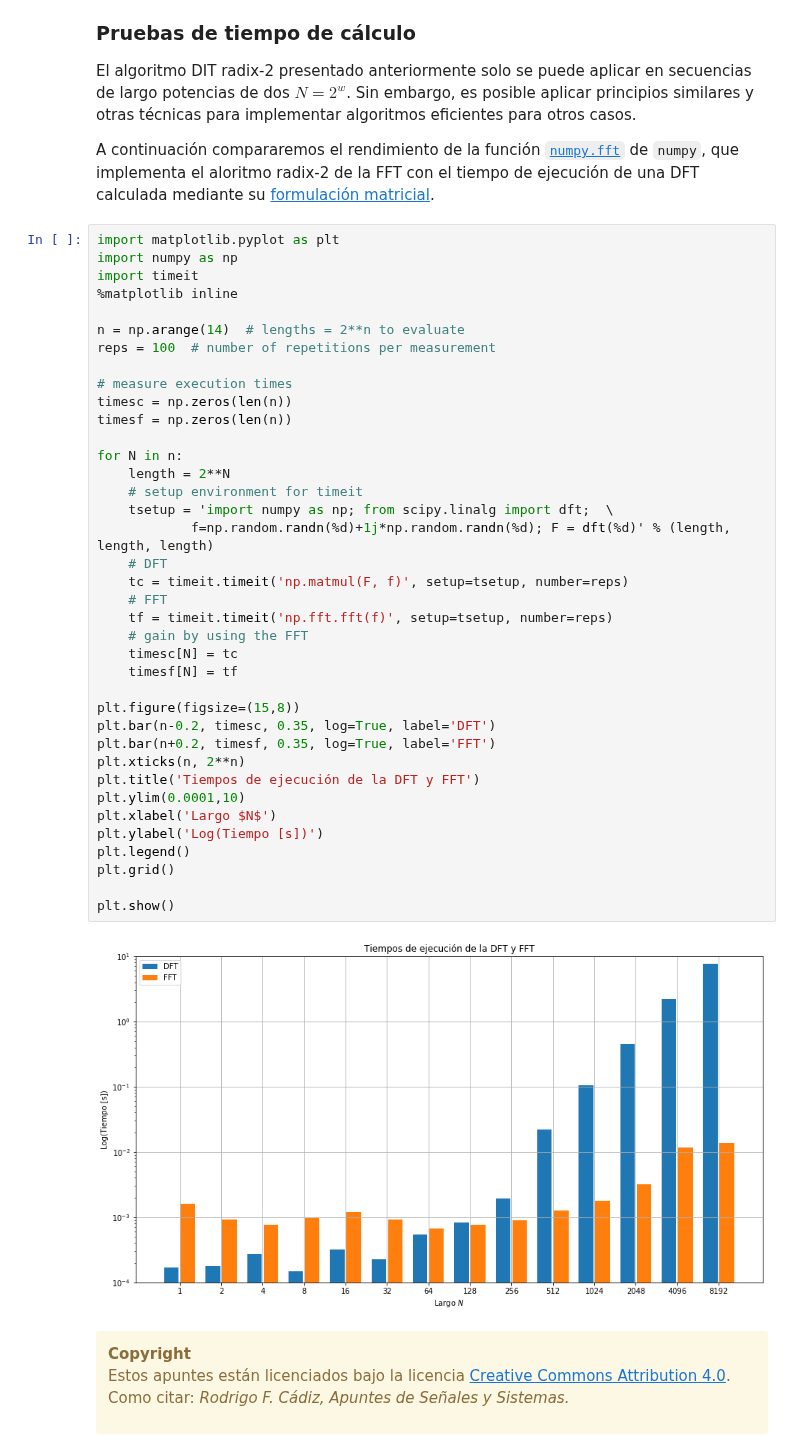
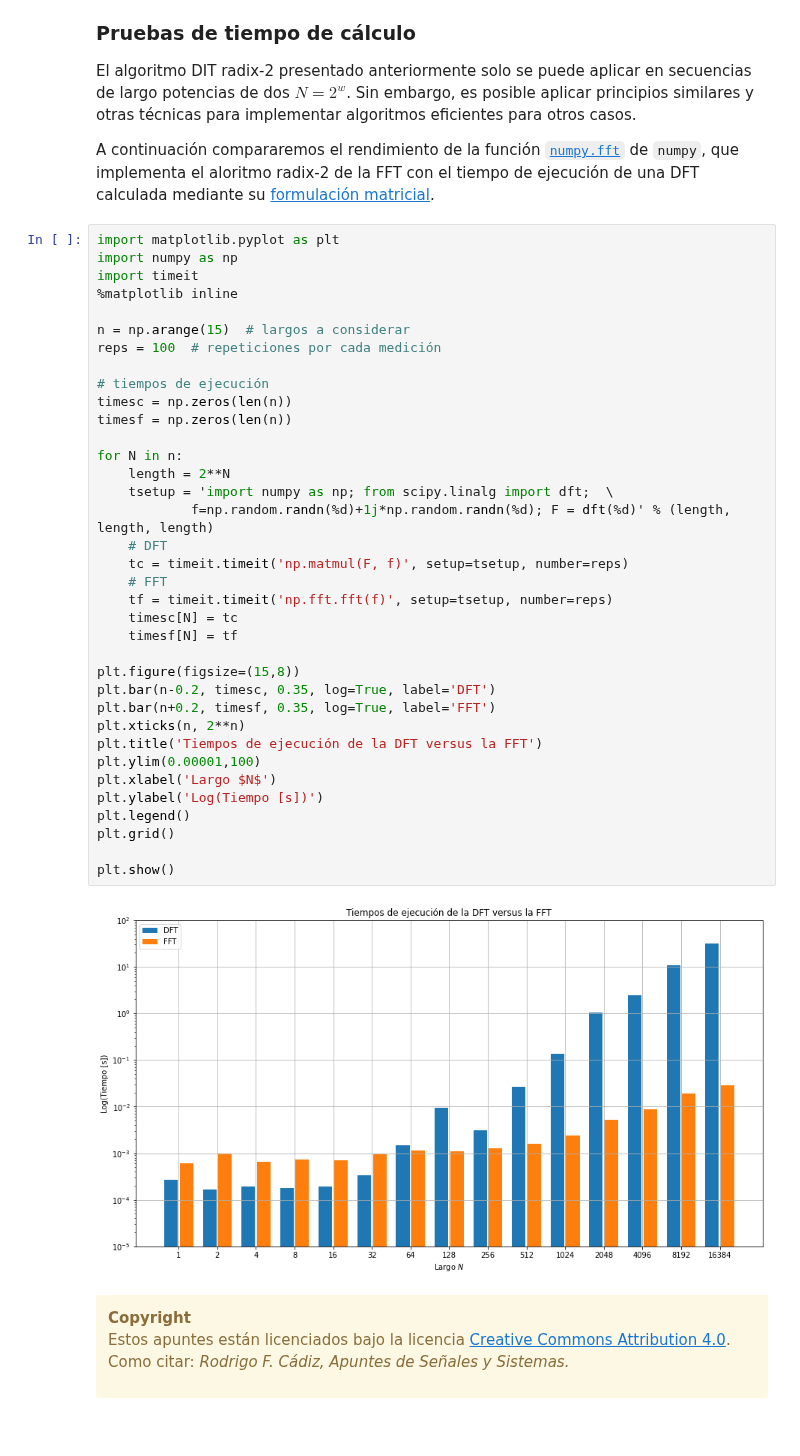
Before and after one commit to rodrigocadiz/senales_y_sistemas, a Jupyter notebook: 37-FFT.ipynb, the cells around one changed output. Cells and saved outputs as stored; diff of their text form.

```diff
--- a/37-FFT.ipynb
+++ b/37-FFT.ipynb
@@ -60,41 +117,39 @@ import matplotlib.pyplot as plt
 import numpy as np
 import timeit
 %matplotlib inline
 
-n = np.arange(14)  # lengths = 2**n to evaluate
-reps = 100  # number of repetitions per measurement
+n = np.arange(15)  # largos a considerar
+reps = 100  # repeticiones por cada medición
 
-# measure execution times
+# tiempos de ejecución
 timesc = np.zeros(len(n))
 timesf = np.zeros(len(n))
 
 for N in n:
     length = 2**N
-    # setup environment for timeit
     tsetup = 'import numpy as np; from scipy.linalg import dft;  \
             f=np.random.randn(%d)+1j*np.random.randn(%d); F = dft(%d)' % (length, length, length)
     # DFT
     tc = timeit.timeit('np.matmul(F, f)', setup=tsetup, number=reps)
     # FFT
     tf = timeit.timeit('np.fft.fft(f)', setup=tsetup, number=reps)
-    # gain by using the FFT
     timesc[N] = tc
     timesf[N] = tf
 
 plt.figure(figsize=(15,8))
 plt.bar(n-0.2, timesc, 0.35, log=True, label='DFT')
 plt.bar(n+0.2, timesf, 0.35, log=True, label='FFT')
 plt.xticks(n, 2**n)
-plt.title('Tiempos de ejecución de la DFT y FFT')
-plt.ylim(0.0001,10)
+plt.title('Tiempos de ejecución de la DFT versus la FFT')
+plt.ylim(0.00001,100)
 plt.xlabel('Largo $N$')
 plt.ylabel('Log(Tiempo [s])')
 plt.legend()
 plt.grid()
 
 plt.show()
 # %% [output]
-[figure, old version]
+[figure, new version]
 # %% [markdown]
 <div class="alert alert-block alert-warning">
 <b>Copyright</b><br>
```
Also changed, not shown: parts of 3 cells of this notebook, 11 other files.
